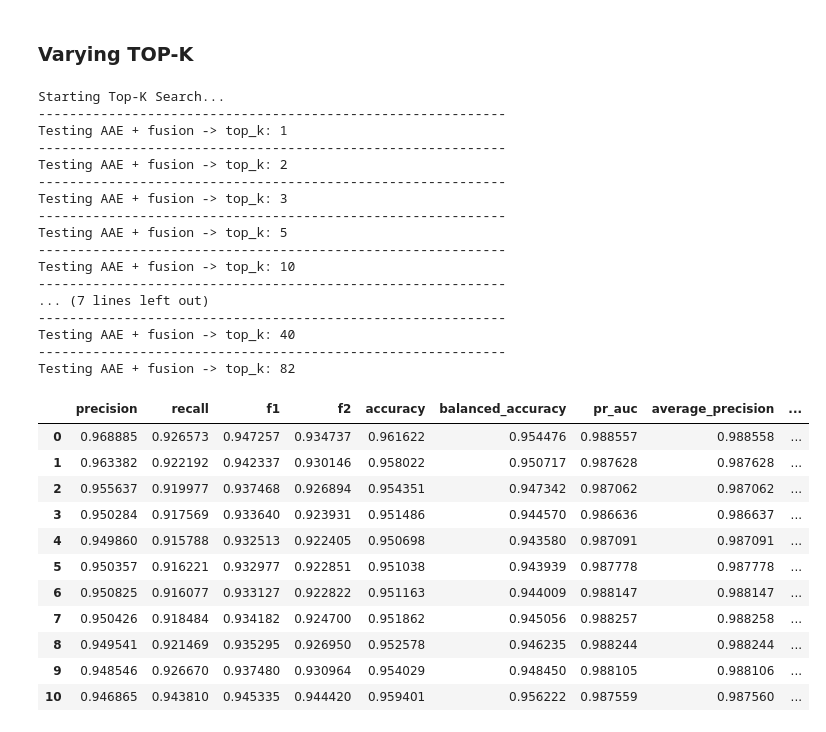
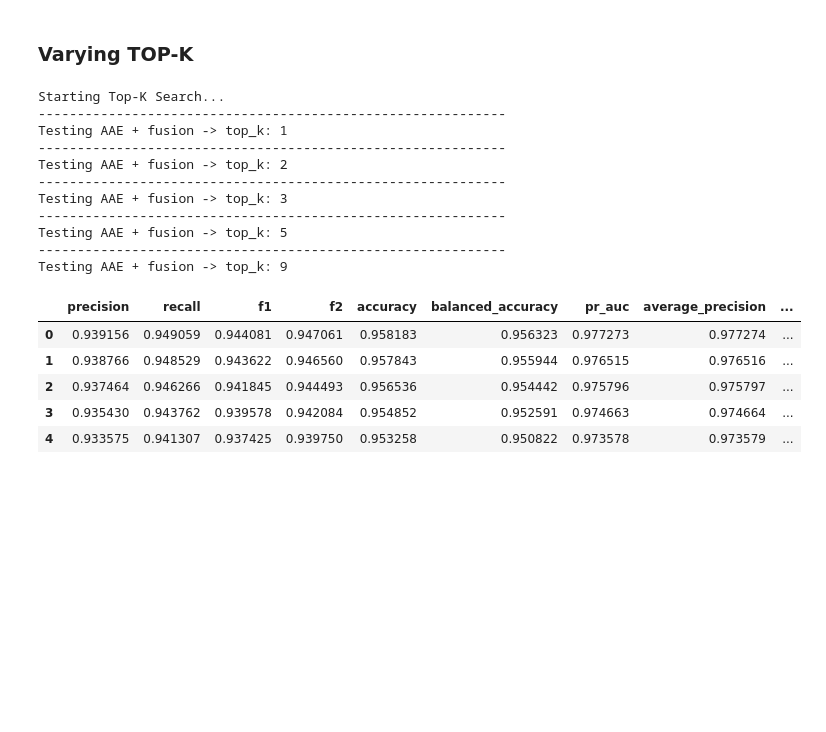
Before and after one commit to KleZeqaj/Industrial-Robot-AnomalyDetection, a Jupyter notebook: notebooks/ablation.ipynb, the cells around one changed output. Saved outputs shown, nothing was run; the diff lists cells and outputs as text; code cells hidden in the pictures; blank space fills up the shorter version.

```diff
--- a/notebooks/ablation.ipynb
+++ b/notebooks/ablation.ipynb
@@ -6,7 +6,16 @@
 3. AE + Fusion vs AAE + Fusion
 4. Effects of Parameteres on AAE
 # %%
-%cd ..
+from pathlib import Path
+import sys
+
+
+PROJECT_ROOT = Path.cwd()
+if not (PROJECT_ROOT / "data").exists():
+    PROJECT_ROOT = PROJECT_ROOT.parent
+
+sys.path.insert(0, str(PROJECT_ROOT))
+
 import torch
 import random
 import numpy as np
@@ -39,9 +46,9 @@ from train_aae import  (
 ## 1. Configuration
 # %%
 # Global Configurations
-DATA_DIR = "./data"
-AE_MODEL_PATH = "trained_models/ae_best.pth"
-AAE_FUSION_MODEL_PATH = "trained_models/aae_bundle_best.pth"
+DATA_DIR = PROJECT_ROOT / "data"
+AE_MODEL_PATH = PROJECT_ROOT / "trained_models/ae_best.pth"
+AAE_FUSION_MODEL_PATH = PROJECT_ROOT / "trained_models/aae_bundle_best.pth"
 SEED = 123
 BATCH_SIZE = 1024
 LATENT_DIM = 4
@@ -49,14 +56,14 @@ LR_AE = 1e-3
 LR_D = 5e-5
 LR_G = 1e-4
 PRETRAIN_EPOCHS = 25
-THRESHOLD_AE = 0.087016761302948 # from validation notebook
-THRESHOLD_AAE = 0.22363901138305664 # from validation notebook
+THRESHOLD_AE = 0.028964852914214134 # from validation notebook
+THRESHOLD_AAE = 0.0024428656324744225 # from validation notebook
 EPOCHS = 50
-TOP_K_AE = 2
-TOP_K_AAE = 2
+TOP_K_AE = 10
+TOP_K_AAE = 9
 TOP_K_AAE_FUSION = 1
 DEVICE = torch.device("cuda" if torch.cuda.is_available() else "cpu")
-N_FEATURES_RAW = np.load(DATA_DIR + "/KukaNormal.npy").shape[1]
+N_FEATURES_RAW = np.load(DATA_DIR / "KukaNormal.npy").shape[1]
 # %%
 def set_seed(seed: int) -> None:
     random.seed(seed)
@@ -189,7 +202,7 @@ Training fusion model...
 ### AAE + Fusion
 # %%
 aae, outlier_estimator, fusion_model  = load_checkpoint(AAE_FUSION_MODEL_PATH, DEVICE)
-train_loader, train_fuse_loader, val_loader, test_loader, _ = build_aae_fusion_dataloader(DATA_DIR, BATCH_SIZE, seed=SEED)
+train_loader, train_fuse_loader, val_loader, test_loader, _ = build_aae_fusion_dataloader(DATA_DIR, BATCH_SIZE, filter=True, seed=SEED)
 
 recon_scores, outlier_scores, latent_scores, labels = compute_scores(aae, test_loader, TOP_K_AAE_FUSION, outlier_estimator)
 scores = fuse_scores(fusion_model, recon_scores, outlier_scores, latent_scores)
@@ -212,7 +225,12 @@ We evaluate the effects of `top_k` on the AAE perfomance. Specifically, we vary
 # %% [markdown]
 ### Varying TOP-K
 # %%
-top_ks_to_test = [1, 2, 3, 5, 10, 15, 20, 25, 30, 40, input_dim]
+train_loader, train_fuse_loader, val_loader, test_loader, _ = build_aae_fusion_dataloader(DATA_DIR, BATCH_SIZE, filter=True, seed=SEED)
+train_dataset = train_loader.dataset
+x, _ = train_dataset[0]
+input_dim = x.shape[0]
+
+top_ks_to_test = [1, 2, 3, 5, input_dim]
 results = []
 
 print("\nStarting Top-K Search...")
@@ -222,48 +240,36 @@ for k in top_ks_to_test:
     print(f"Testing AAE + fusion -> top_k: {k}")
 
     recon_scores, outlier_scores, latent_scores, labels = compute_aae_scores(aae, train_fuse_loader, k, outlier_estimator)
     fusion_model = train_fusion_model(labels, recon_scores, outlier_scores, latent_scores)
 
     recon_scores, outlier_scores, latent_scores, labels = compute_aae_scores(aae, test_loader, k, outlier_estimator)
     scores = fuse_scores(fusion_model, recon_scores, outlier_scores, latent_scores)
 
 
     t = 0.0
     preds = (scores > t).int()
 
     metrics = compute_pointwise_metrics(labels, preds, scores, 2.0)
     metrics["top_k"] = k
 
     results.append(metrics)
 
 _ = create_and_display_metrics_df(results)
 # %% [output]
 Starting Top-K Search...
 ------------------------------------------------------------
 Testing AAE + fusion -> top_k: 1
 ------------------------------------------------------------
 Testing AAE + fusion -> top_k: 2
 ------------------------------------------------------------
 Testing AAE + fusion -> top_k: 3
 ------------------------------------------------------------
 Testing AAE + fusion -> top_k: 5
 ------------------------------------------------------------
-Testing AAE + fusion -> top_k: 10
-------------------------------------------------------------
-... (7 lines left out)
-------------------------------------------------------------
-Testing AAE + fusion -> top_k: 40
-------------------------------------------------------------
-Testing AAE + fusion -> top_k: 82
+Testing AAE + fusion -> top_k: 9
 |  | precision | recall | f1 | f2 | accuracy | balanced_accuracy | pr_auc | average_precision | ... |
-| 0 | 0.968885 | 0.926573 | 0.947257 | 0.934737 | 0.961622 | 0.954476 | 0.988557 | 0.988558 | ... |
-| 1 | 0.963382 | 0.922192 | 0.942337 | 0.930146 | 0.958022 | 0.950717 | 0.987628 | 0.987628 | ... |
-| 2 | 0.955637 | 0.919977 | 0.937468 | 0.926894 | 0.954351 | 0.947342 | 0.987062 | 0.987062 | ... |
-| 3 | 0.950284 | 0.917569 | 0.933640 | 0.923931 | 0.951486 | 0.944570 | 0.986636 | 0.986637 | ... |
-| 4 | 0.949860 | 0.915788 | 0.932513 | 0.922405 | 0.950698 | 0.943580 | 0.987091 | 0.987091 | ... |
-| 5 | 0.950357 | 0.916221 | 0.932977 | 0.922851 | 0.951038 | 0.943939 | 0.987778 | 0.987778 | ... |
-| 6 | 0.950825 | 0.916077 | 0.933127 | 0.922822 | 0.951163 | 0.944009 | 0.988147 | 0.988147 | ... |
-| 7 | 0.950426 | 0.918484 | 0.934182 | 0.924700 | 0.951862 | 0.945056 | 0.988257 | 0.988258 | ... |
-| 8 | 0.949541 | 0.921469 | 0.935295 | 0.926950 | 0.952578 | 0.946235 | 0.988244 | 0.988244 | ... |
-| 9 | 0.948546 | 0.926670 | 0.937480 | 0.930964 | 0.954029 | 0.948450 | 0.988105 | 0.988106 | ... |
-| 10 | 0.946865 | 0.943810 | 0.945335 | 0.944420 | 0.959401 | 0.956222 | 0.987559 | 0.987560 | ... |
+| 0 | 0.939156 | 0.949059 | 0.944081 | 0.947061 | 0.958183 | 0.956323 | 0.977273 | 0.977274 | ... |
+| 1 | 0.938766 | 0.948529 | 0.943622 | 0.946560 | 0.957843 | 0.955944 | 0.976515 | 0.976516 | ... |
+| 2 | 0.937464 | 0.946266 | 0.941845 | 0.944493 | 0.956536 | 0.954442 | 0.975796 | 0.975797 | ... |
+| 3 | 0.935430 | 0.943762 | 0.939578 | 0.942084 | 0.954852 | 0.952591 | 0.974663 | 0.974664 | ... |
+| 4 | 0.933575 | 0.941307 | 0.937425 | 0.939750 | 0.953258 | 0.950822 | 0.973578 | 0.973579 | ... |
```
Also changed, not shown: parts of 6 cells of this notebook, 6 other files.
